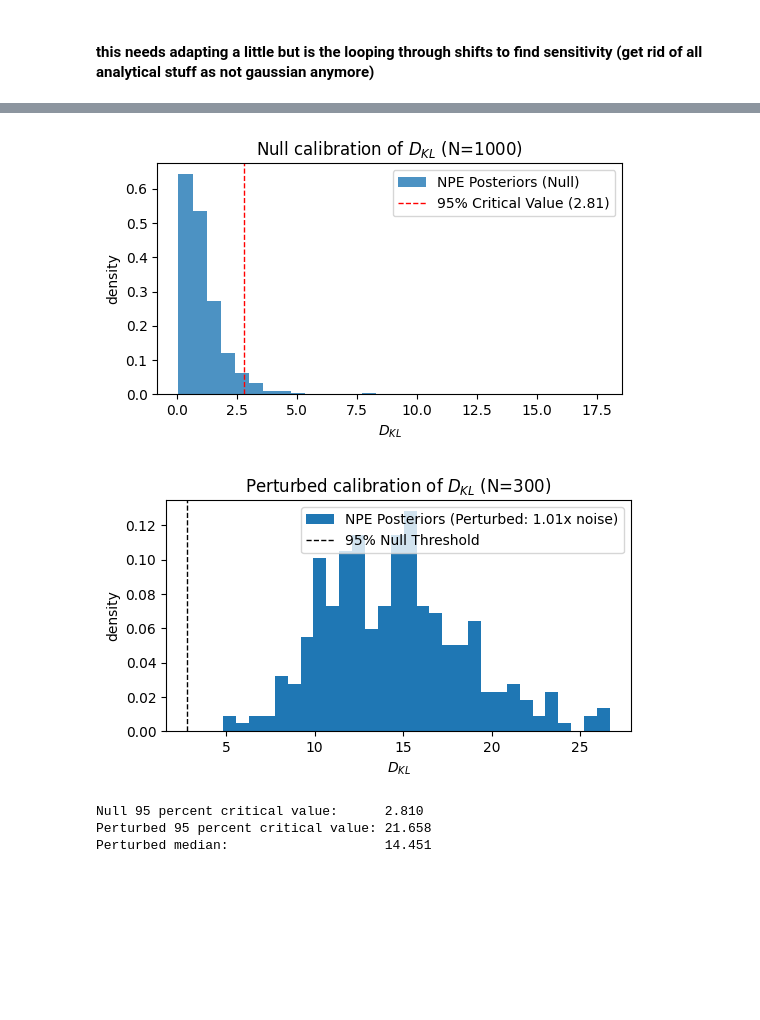
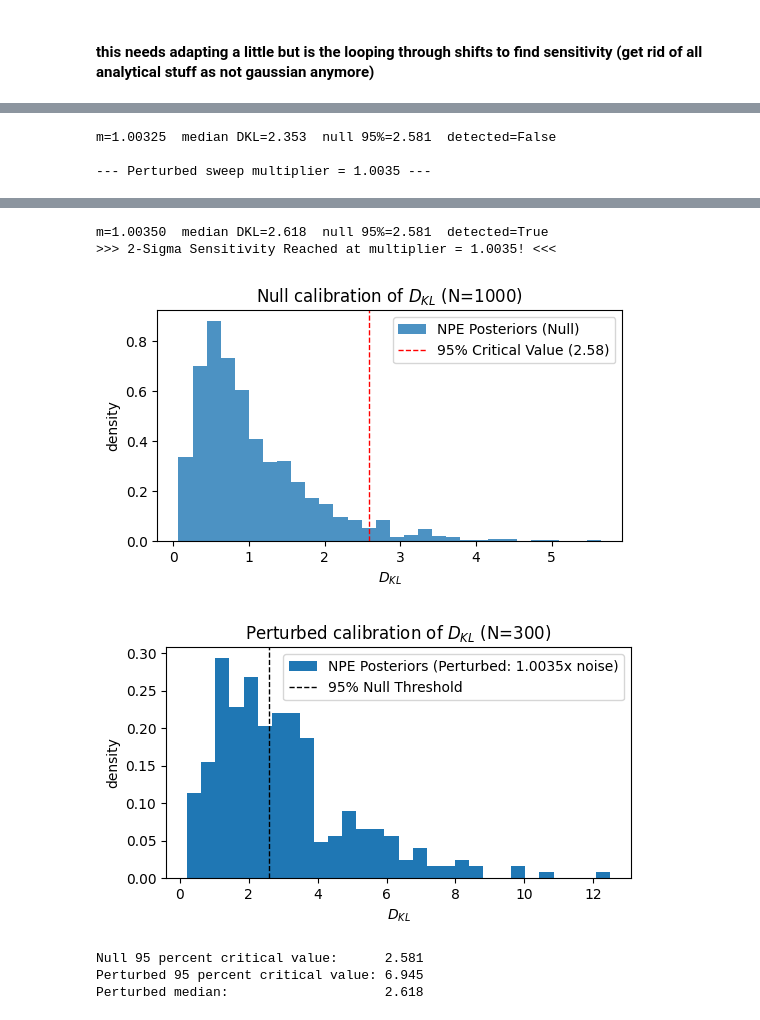
Before and after one commit to jayvasireddy/Part-III-Research-Project, a Jupyter notebook: 75k_noise_output.ipynb, the cells around one changed output, grey strips where cells are left out. Saved outputs shown, nothing was run; the diff lists cells and outputs as text; code cells hidden in the pictures; blank space fills up the shorter version.

```diff
--- a/75k_noise_output.ipynb
+++ b/75k_noise_output.ipynb
@@ -844,11 +881,10 @@ def calibrate_perturb_dkl_only(posterior1, posterior2, prior, N, n_theta,
 # pattern - cuts compute roughly in half across a multi-alpha sweep.
 
 N_null         = 1000   # high N for a clean 95th percentile threshold
-N_pert         = 300    # lower N for each perturbed multiplier
+
 n_theta_sweep  = 500
 
-multipliers_to_test = [1.01, 1.02, 1.03, 1.04, 1.05, 1.06,
-                       1.075, 1.10, 1.15, 1.20]  # sweep nl_base * x
+
 
 print("--- Null calibration (run once) ---")
 dkls, crit_val_95 = calibrate_null_dkl_only(
@@ -856,63 +892,5 @@ dkls, crit_val_95 = calibrate_null_dkl_only(
     N_null, n_theta_sweep, my_compressor, nl_base,
 )
 print(f"Null 95% critical value: {crit_val_95:.3f}")
-
-sweep_results = []
-sensitivity_threshold_reached = False
-last_multiplier = None
-last_dkls_perturbed = None
-
-for multiplier_val in multipliers_to_test:
-    print(f"\n--- Perturbed sweep multiplier = {multiplier_val} ---")
-    dkls_perturbed, median_perturbed = calibrate_perturb_dkl_only(
-        posterior1_direct, posterior2_direct, prior,
-        N_pert, n_theta_sweep, my_compressor, nl_base,
-        multiplier=multiplier_val,
-    )
-    crit_val_95_perturbed = float(np.quantile(dkls_perturbed, 0.95))
-    detected = median_perturbed >= crit_val_95
-    sweep_results.append((multiplier_val, median_perturbed, crit_val_95_perturbed, detected))
-    last_multiplier = multiplier_val
-    last_dkls_perturbed = dkls_perturbed
-    print(f"m={multiplier_val:.5f}  median DKL={median_perturbed:.3f}  "
-          f"null 95%={crit_val_95:.3f}  detected={detected}")
-    if detected and not sensitivity_threshold_reached:
-        print(f">>> 2-Sigma Sensitivity Reached at multiplier = {multiplier_val}! <<<")
-        sensitivity_threshold_reached = True
-        break
-
-dkls_perturbed = last_dkls_perturbed
-median_perturbed = float(np.median(dkls_perturbed))
-crit_val_95_perturbed = float(np.quantile(dkls_perturbed, 0.95))
-
-# ==========================================
-# NULL CALIBRATION PLOT
-# ==========================================
-plt.figure(figsize=(6, 3))
-plt.hist(dkls, bins=30, density=True, alpha=0.8, color='tab:blue', label='NPE Posteriors (Null)')
-plt.axvline(crit_val_95, color='red', linestyle='dashed', linewidth=1,
-            label=f'95% Critical Value ({crit_val_95:.2f})')
-plt.legend()
-plt.xlabel(r"$D_{KL}$")
-plt.ylabel("density")
-plt.title(rf"Null calibration of $D_{{KL}}$ (N={N_null})")
-plt.show()
-
-# ==========================================
-# PERTURBED CALIBRATION PLOT (last multiplier tested)
-# ==========================================
-plt.figure(figsize=(6, 3))
-plt.hist(dkls_perturbed, bins=30, density=True, color='tab:blue',
-         label=f'NPE Posteriors (Perturbed: {last_multiplier}x noise)')
-plt.axvline(crit_val_95, color='black', linestyle='dashed', linewidth=1, label='95% Null Threshold')
-plt.legend()
-plt.xlabel(r"$D_{KL}$")
-plt.ylabel("density")
-plt.title(rf"Perturbed calibration of $D_{{KL}}$ (N={N_pert})")
-plt.show()
-
-print(f"Null 95 percent critical value:      {crit_val_95:.3f}")
-print(f"Perturbed 95 percent critical value: {crit_val_95_perturbed:.3f}")
-print(f"Perturbed median:                    {median_perturbed:.3f}")
 # %% [output]
 --- Null calibration (run once) ---
@@ -936,0 +920,3 @@ m=1.01000  median DKL=14.451  null 95%=2.810  detected=True
+m=1.00325  median DKL=2.353  null 95%=2.581  detected=False
+
+--- Perturbed sweep multiplier = 1.0035 ---
@@ -937,5 +925,7 @@ m=1.01000  median DKL=14.451  null 95%=2.810  detected=True
+m=1.00350  median DKL=2.618  null 95%=2.581  detected=True
+>>> 2-Sigma Sensitivity Reached at multiplier = 1.0035! <<<
-[figure, old version]
+[figure, new version]
-[figure, old version]
+[figure, new version]
-Null 95 percent critical value:      2.810
-Perturbed 95 percent critical value: 21.658
-Perturbed median:                    14.451
+Null 95 percent critical value:      2.581
+Perturbed 95 percent critical value: 6.945
+Perturbed median:                    2.618
```
Also changed, not shown: parts of 9 cells of this notebook, 12 other files.
